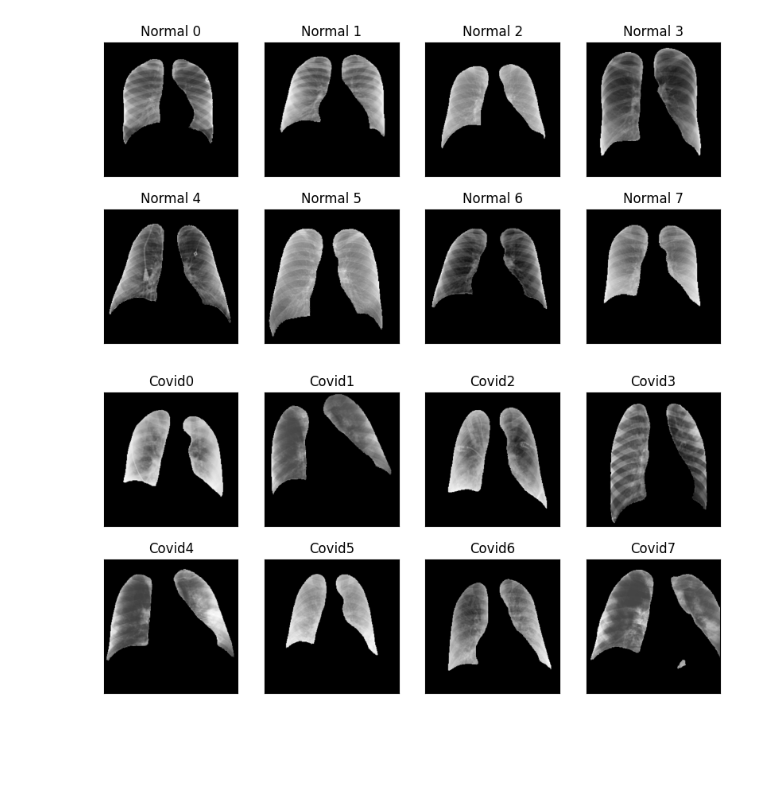
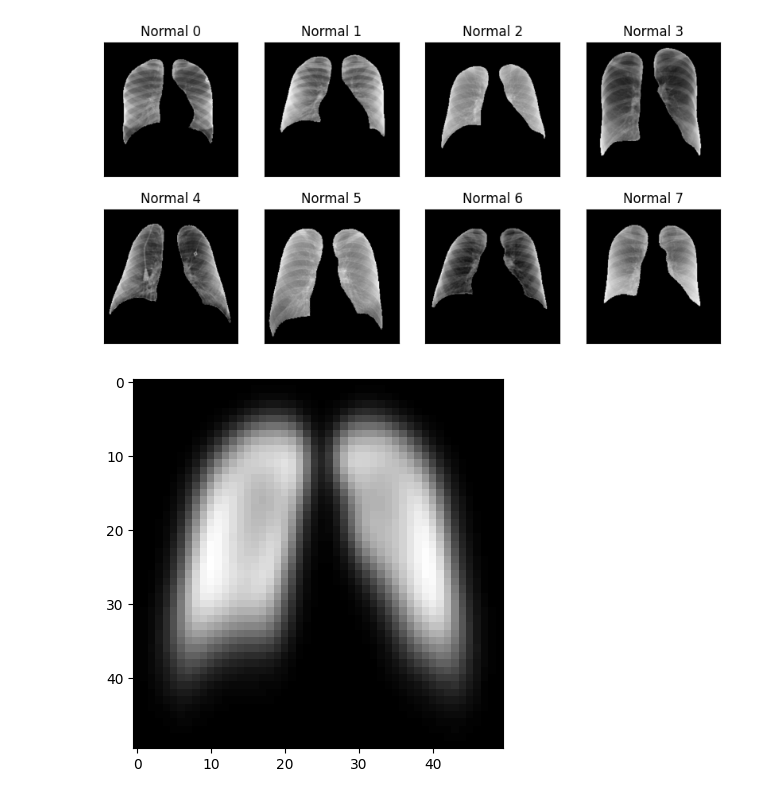
Before and after one commit to cyrilmarat/Liora_Covid, a Jupyter notebook: notebooks/exploration/read_data.ipynb, the cells around one changed output. Saved outputs shown, nothing was run; the diff lists cells and outputs as text; code cells hidden in the pictures; blank space fills up the shorter version.

```diff
--- a/notebooks/exploration/read_data.ipynb
+++ b/notebooks/exploration/read_data.ipynb
@@ -11,10 +11,12 @@ covid_files="/COVID-19_Radiography_Dataset/COVID"
 lungOpacity_files="/COVID-19_Radiography_Dataset/Lung_Opacity"
 viralPneumonia_files="/COVID-19_Radiography_Dataset/Viral Pneumonia"
 size_img=299
+size_small_img=50
 
 # read normal images and their masks, apply the masks to the images, resize them and stock them in a 3D array
 nb_files_Normal=len(fnmatch.filter(os.listdir(workingpath+normal_files+"/images/"), "*.png"))
 all_img_Normal = np.zeros((size_img, size_img, nb_files_Normal),  dtype=np.uint8)
+all_small_Normal = np.zeros((size_small_img, size_small_img, nb_files_Normal),  dtype=np.uint8)
 for i in range(0, nb_files_Normal):
     img_Normal = cv2.imread(workingpath+normal_files +"/images/Normal-"+str(i+1)+".png", cv2.IMREAD_GRAYSCALE)
 
@@ -24,6 +26,7 @@ for i in range(0, nb_files_Normal):
     img_Normal_and_mask = cv2.bitwise_and(img_Normal,img_mask_resized)
     img_Normal_and_mask_resized = cv2.resize(img_Normal_and_mask, (size_img, size_img), 0, 0, cv2.INTER_NEAREST)
     all_img_Normal[:,:,i] = img_Normal_and_mask_resized
+    all_small_Normal[:,:,i] = cv2.resize(img_Normal_and_mask_resized, (size_small_img, size_small_img), 0, 0, cv2.INTER_NEAREST)
 # %%
 # read covid images and their masks, apply the masks to the images, resize them and stock them in a 3D array
 nb_files_Covid=len(fnmatch.filter(os.listdir(workingpath+covid_files+"/images/"), "*.png"))
@@ -96,16 +105,9 @@ for i in range(0, rows*columns):
     plt.title("Normal "+str(i))
 # %% [output]
 [figure]
-# %%
-rows = 2
-columns = 4
-fig =  plt.figure(figsize = (10,5))
-
-for i in range(0, rows*columns):
-    fig.add_subplot(rows, columns, i+1)
-    plt.imshow(all_img_Covid[:,:,i], cmap='gray');
-    plt.xticks([]);
-    plt.yticks([]);
-    plt.title("Covid"+str(i))
-# %% [output]
-[figure, removed]
+# %%
+normalmean=np.mean(all_small_Normal, axis=2).astype("uint8")
+plt.imshow(normalmean, cmap='gray');
+plt.title("mean of all normal images")
+# %% [output]
+[figure, added]
```
Also changed, not shown: parts of 23 cells of this notebook.
